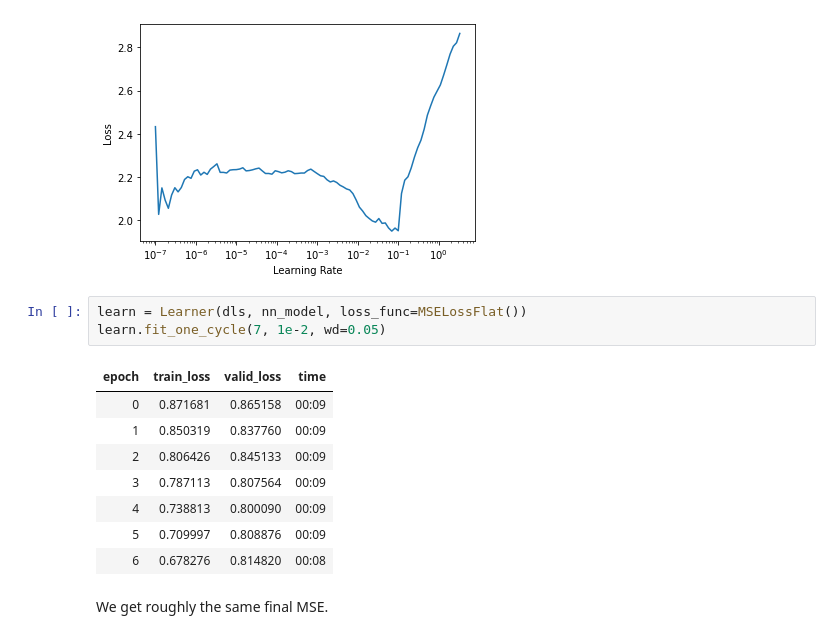
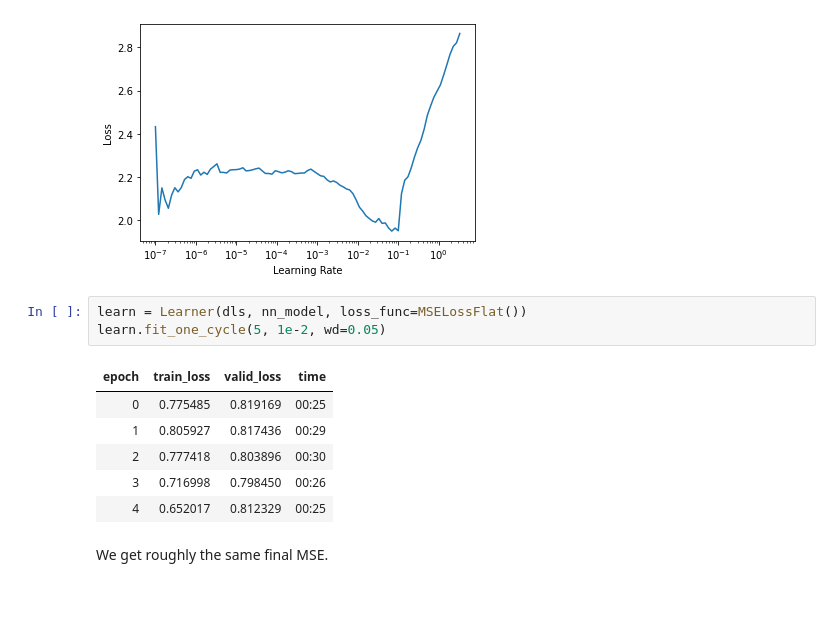
Before and after one commit to jimmiemunyi/blog, a Jupyter notebook: _notebooks/2021-02-15-Book-Recommendation-Model-Training.ipynb, the cells around one changed output. Cells and saved outputs as stored; diff of their text form; blank space fills up the shorter version.

```diff
--- a/_notebooks/2021-02-15-Book-Recommendation-Model-Training.ipynb
+++ b/_notebooks/2021-02-15-Book-Recommendation-Model-Training.ipynb
@@ -495,16 +497,14 @@ SuggestedLRs(lr_min=0.006918309628963471, lr_steep=3.311311274956097e-06)
 [figure]
 # %%
 learn = Learner(dls, nn_model, loss_func=MSELossFlat())
-learn.fit_one_cycle(7, 1e-2, wd=0.05)
+learn.fit_one_cycle(5, 1e-2, wd=0.05)
 # %% [output]
 | epoch | train_loss | valid_loss | time |
-| 0 | 0.871681 | 0.865158 | 00:09 |
-| 1 | 0.850319 | 0.837760 | 00:09 |
-| 2 | 0.806426 | 0.845133 | 00:09 |
-| 3 | 0.787113 | 0.807564 | 00:09 |
-| 4 | 0.738813 | 0.800090 | 00:09 |
-| 5 | 0.709997 | 0.808876 | 00:09 |
-| 6 | 0.678276 | 0.814820 | 00:08 |
+| 0 | 0.775485 | 0.819169 | 00:25 |
+| 1 | 0.805927 | 0.817436 | 00:29 |
+| 2 | 0.777418 | 0.803896 | 00:30 |
+| 3 | 0.716998 | 0.798450 | 00:26 |
+| 4 | 0.652017 | 0.812329 | 00:25 |
 # %% [markdown]
 We get roughly the same final MSE.
 # %% [markdown]
```
Also changed, not shown: parts of 25 cells of this notebook.
